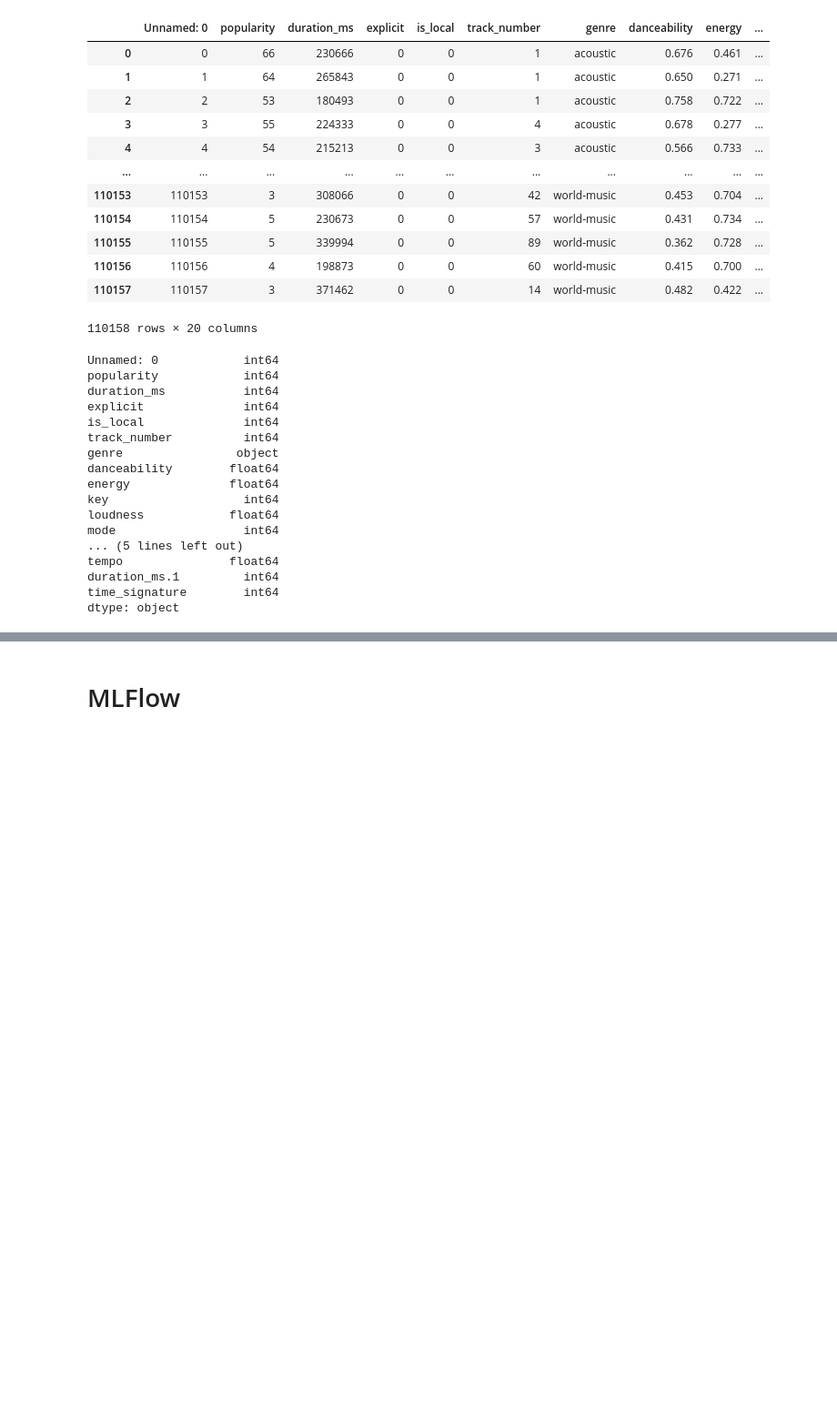
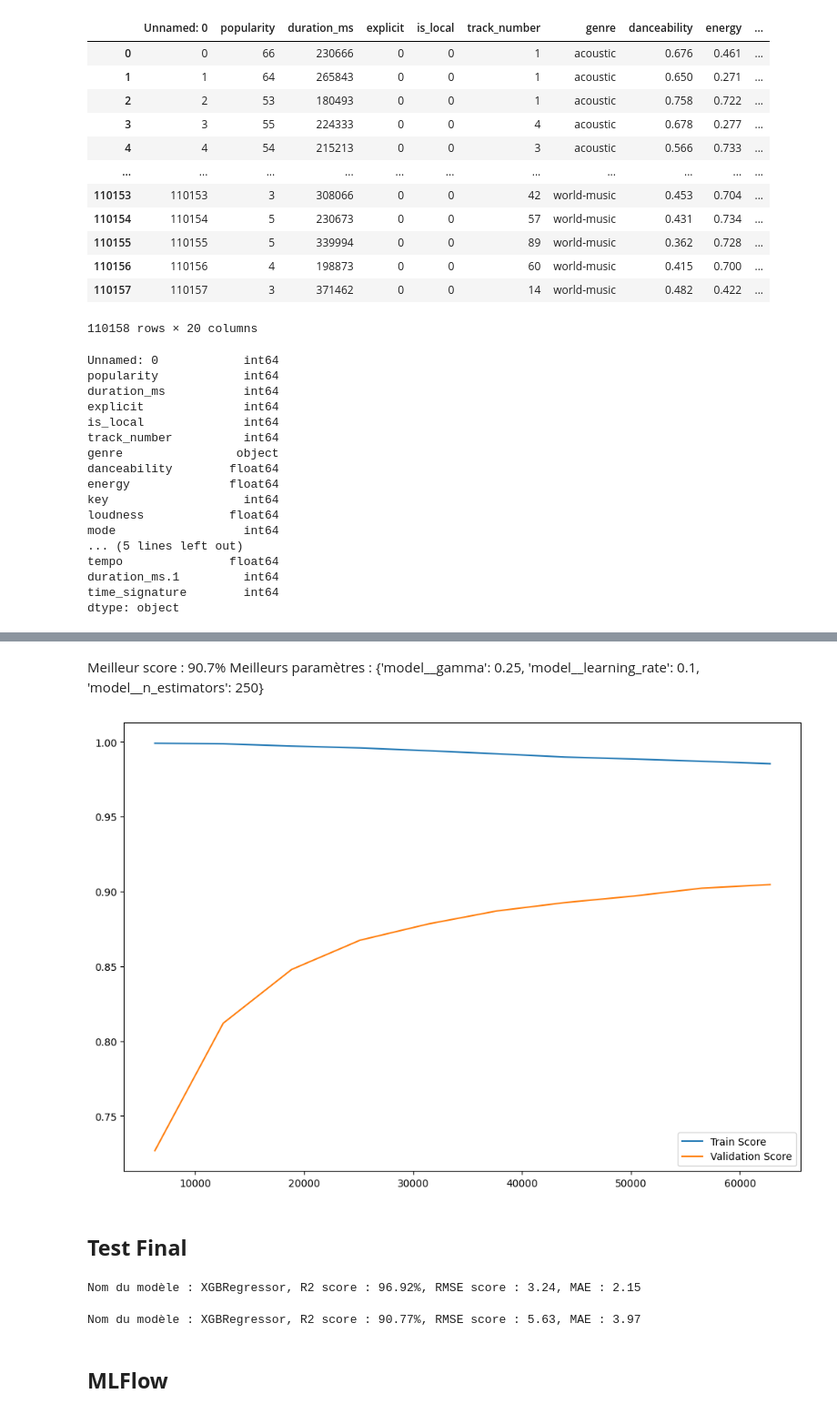
Before and after one commit to StevenDelval/Projet-_r-capitulatif-Machine_Learning, a Jupyter notebook: modelisation/model_recap.ipynb, the cells around one changed output, grey strips where cells are left out. Shown at 91% size. Cells and saved outputs as stored; diff of their text form; code cells hidden in the pictures; blank space fills up the shorter version.

```diff
--- a/modelisation/model_recap.ipynb
+++ b/modelisation/model_recap.ipynb
@@ -158,0 +316,26 @@ Name: popularity, dtype: float64
+# %%
+pipe = Pipeline([
+    # ('enc', encoder),
+    ("std",std),
+    ('poly', PolynomialFeatures(1)),
+    ('model', XGBRegressor(random_state=42, max_depth=10, tree_method="hist", n_jobs=-1, learning_rate= 0.25)),
+])
+
+param_grid = {
+    'model__learning_rate': list(np.linspace(0.1, 0.3, 4)),
+    'model__n_estimators': list(range(160, 260, 10)),
+    'model__gamma': list(np.linspace(0, 1, 5)) + [None],
+}
+
+grid = GridSearchCV(pipe, param_grid, cv=4, scoring='r2', n_jobs=-1, verbose=3)
+
+grid.fit(X_train, y_train)
+
+score = grid.best_score_
+score = round(score,4)
+
+params = grid.best_params_
+
+best_model = grid.best_estimator_
+
+print(f"Meilleur score : {round(score * 100, 2)}% \nMeilleurs paramètres : {params}")
@@ -159,2 +360,46 @@ Name: popularity, dtype: float64
+# %% [markdown]
+Meilleur score : 90.7%
+Meilleurs paramètres : {'model__gamma': 0.25, 'model__learning_rate': 0.1, 'model__n_estimators': 250}
+# %%
+N, train_score, val_score = learning_curve(best_model, X_train, y_train,
+                                            n_jobs=-1,
+                                            cv = 4, scoring='r2',
+                                            train_sizes=np.linspace(0.1,1,10))
+
+plt.figure(figsize=(12,8))
+plt.plot(N, train_score.mean(axis=1), label='Train Score')
+plt.plot(N, val_score.mean(axis=1), label='Validation Score')
+plt.legend()
+plt.show()
+# %% [output]
+[figure, added]
+# %% [markdown]
+## **Test Final**
+# %%
+name = best_model[-1].__class__.__name__
+
+score = best_model.score(X_test, y_test)
+score = round(score,4)
+
+prediction = best_model.predict(X_test)
+score_rmse = math.sqrt(mean_squared_error(y_test, prediction))
+score_mae = mean_absolute_error(y_test, prediction)
+
+print(f"Nom du modèle : {name}, R2 score : {round(score *100, 2)}%, RMSE score : {round(score_rmse,2)}, MAE : {round(score_mae,2)}")
+# %% [output]
+Nom du modèle : XGBRegressor, R2 score : 96.92%, RMSE score : 3.24, MAE : 2.15
+# %%
+name = best_model[-1].__class__.__name__
+
+score = best_model.score(the_X_test, the_y_test)
+score = round(score,4)
+
+prediction = best_model.predict(the_X_test)
+score_rmse = math.sqrt(mean_squared_error(the_y_test, prediction))
+score_mae = mean_absolute_error(the_y_test, prediction)
+
+print(f"Nom du modèle : {name}, R2 score : {round(score *100, 2)}%, RMSE score : {round(score_rmse,2)}, MAE : {round(score_mae,2)}")
+# %% [output]
+Nom du modèle : XGBRegressor, R2 score : 90.77%, RMSE score : 5.63, MAE : 3.97
 # %% [markdown]
-# MLFlow
+## **MLFlow**
```
Also changed, not shown: parts of 30 cells of this notebook, 1 other file.
